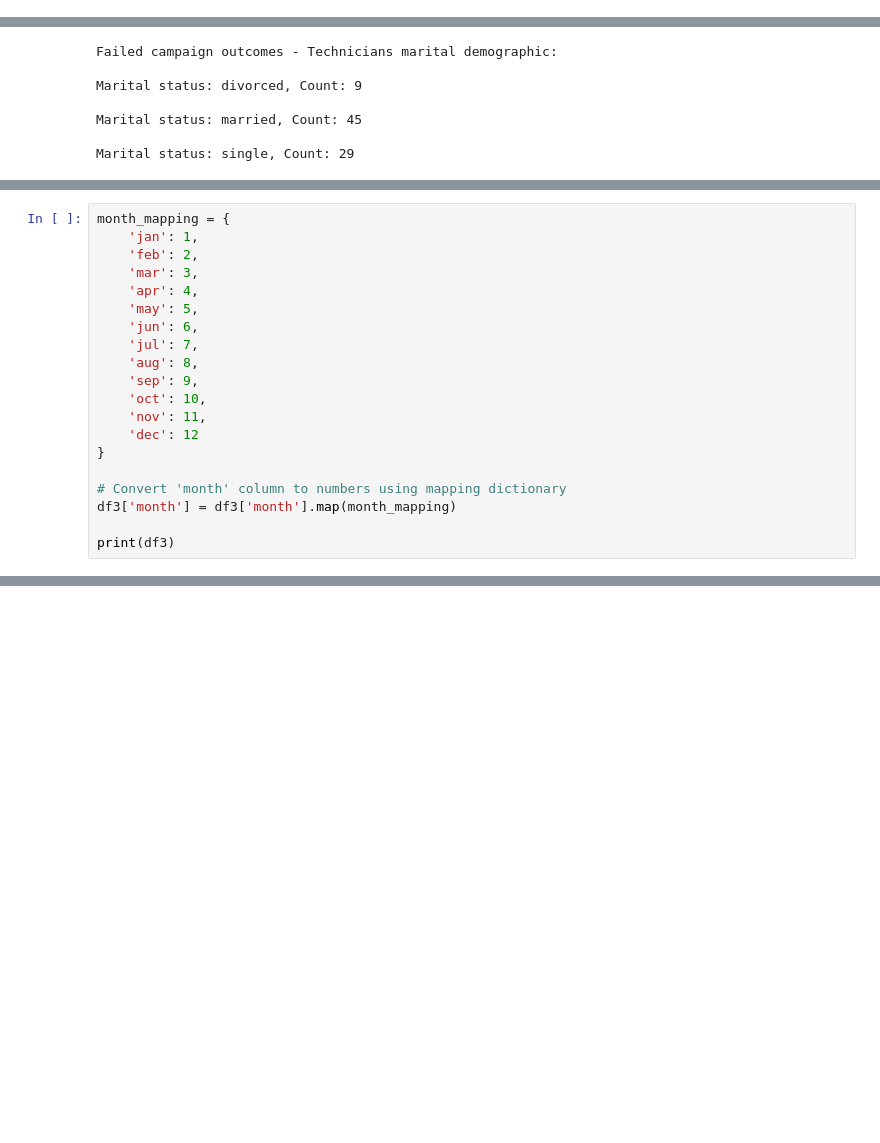
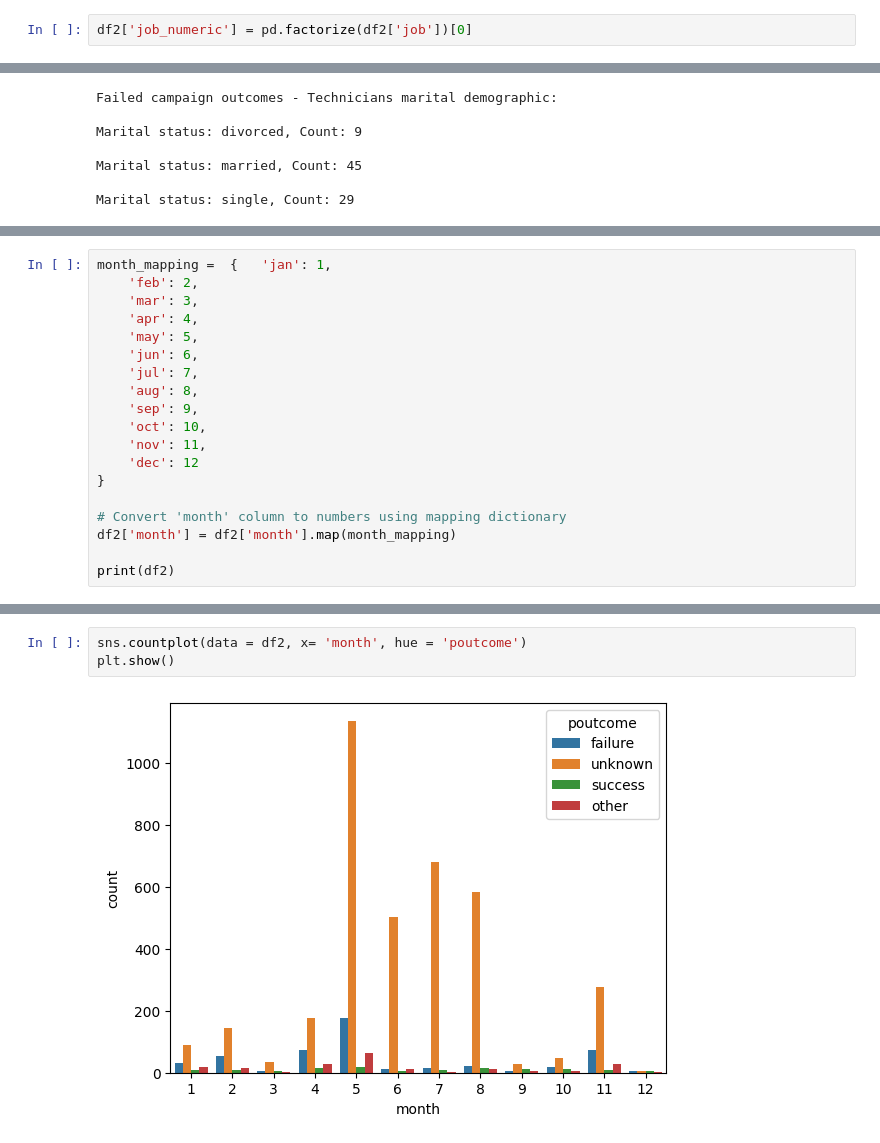
Before and after one commit to Mehtab859/bug-free-octo-fishstick, a Jupyter notebook: bank_notebook.ipynb, the cells around one changed output, grey strips where cells are left out. Drawn from its saved outputs; the diff is of its cells as text; blank space fills up the shorter version.

```diff
--- a/bank_notebook.ipynb
+++ b/bank_notebook.ipynb
@@ -147,0 +153,2 @@ print(df2)
+# %%
+df2['job_numeric'] = pd.factorize(df2['job'])[0]
@@ -389,6 +368,5 @@ print(df3)
 # %%
-month_mapping = {
-    'jan': 1,
+month_mapping =  {   'jan': 1,
     'feb': 2,
     'mar': 3,
     'apr': 4,
@@ -403,7 +381,7 @@ month_mapping = {
 }
 
 # Convert 'month' column to numbers using mapping dictionary
-df3['month'] = df3['month'].map(month_mapping)
+df2['month'] = df2['month'].map(month_mapping)
 
-print(df3)
+print(df2)
 # %% [output]
@@ -507,0 +405,5 @@ df3.corr(numeric_only=True)
+# %%
+sns.countplot(data = df2, x= 'month', hue = 'poutcome')
+plt.show()
+# %% [output]
+[figure, added]
```
Also changed, not shown: parts of 27 cells of this notebook.
